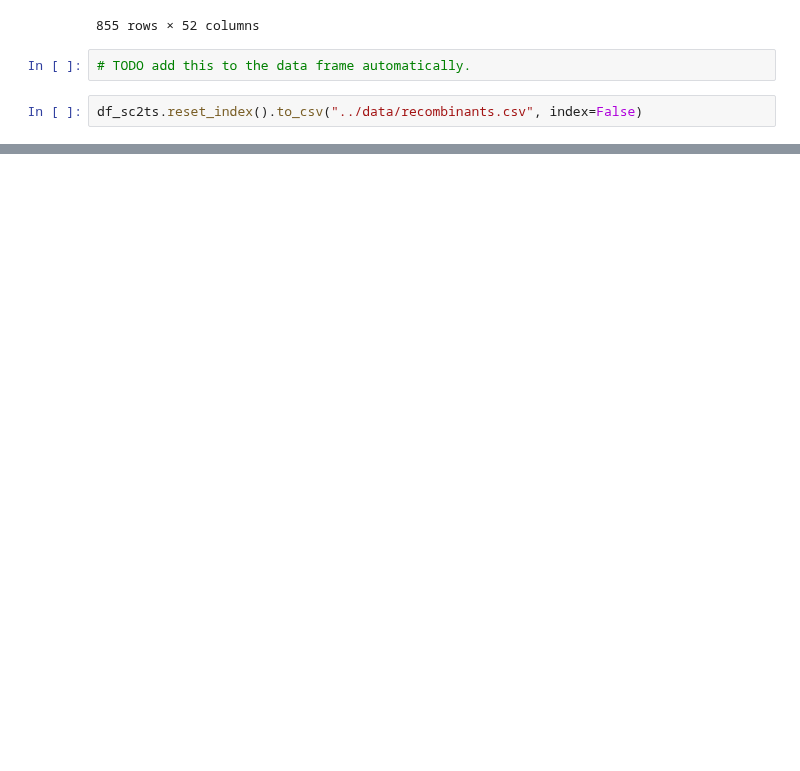
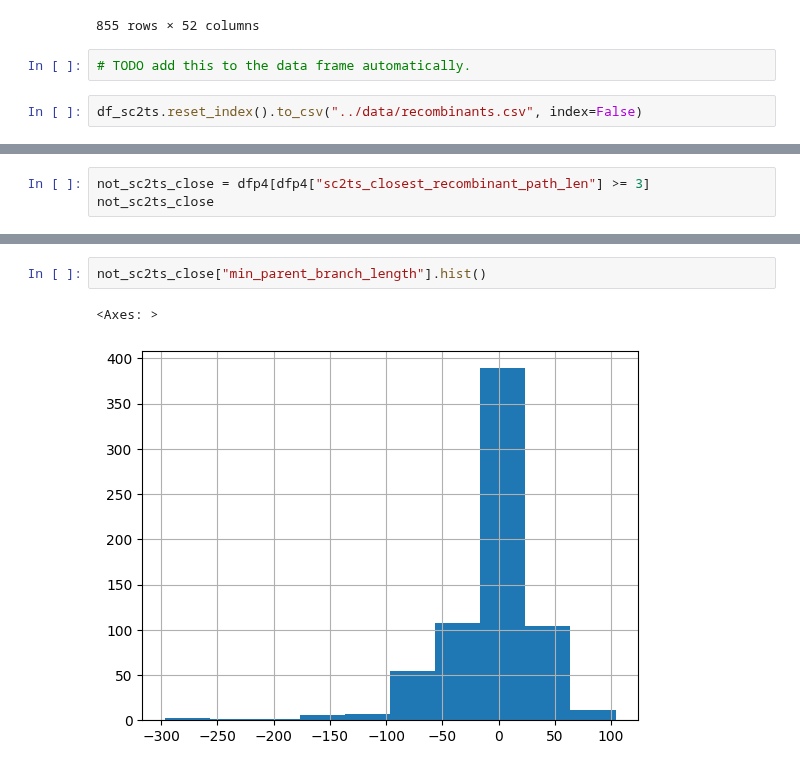
Before and after one commit to jeromekelleher/sc2ts-paper, a Jupyter notebook: notebooks/analysis_ripples.ipynb, the cells around one changed output, grey strips where cells are left out. Drawn from its saved outputs; the diff is of its cells as text; blank space fills up the shorter version.

```diff
--- a/notebooks/analysis_ripples.ipynb
+++ b/notebooks/analysis_ripples.ipynb
@@ -808,0 +1040,3 @@ df_sc2ts.reset_index().to_csv("../data/recombinants.csv", index=False)
+# %%
+not_sc2ts_close = dfp4[dfp4["sc2ts_closest_recombinant_path_len"] >= 3]
+not_sc2ts_close
@@ -808,0 +1065,5 @@ df_sc2ts.reset_index().to_csv("../data/recombinants.csv", index=False)
+# %%
+not_sc2ts_close["min_parent_branch_length"].hist()
+# %% [output]
+<Axes: >
+[figure, added]
```
Also changed, not shown: parts of 52 cells of this notebook, 3 other files.
